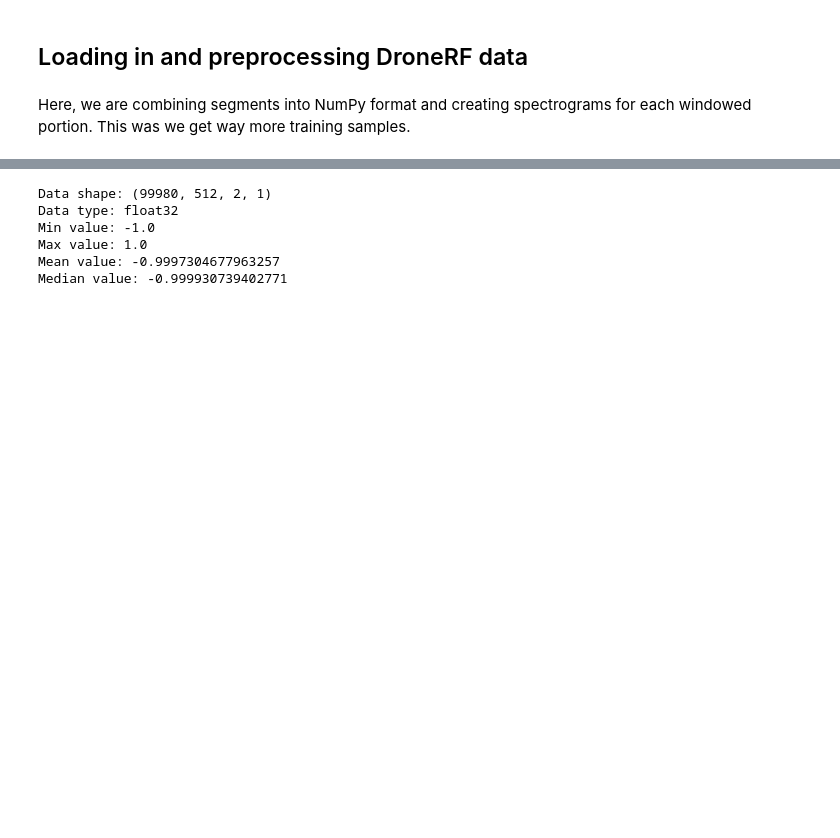
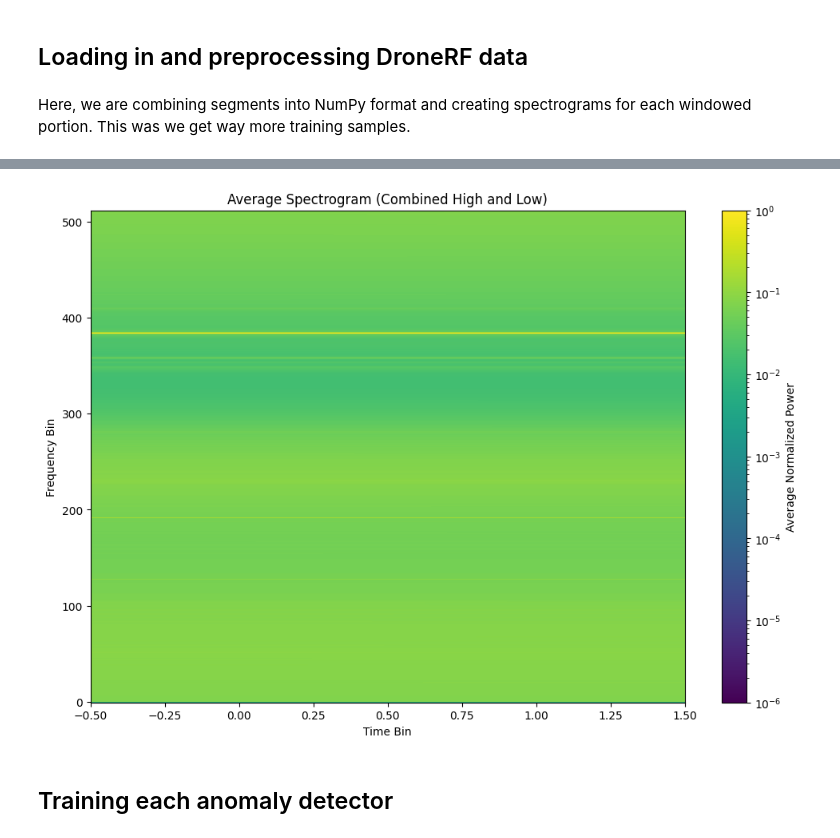
Before and after one commit to r-dura/rf-anomaly-detection, a Jupyter notebook: loading_data.ipynb, the cells around one changed output, grey strips where cells are left out. Cells and saved outputs as stored; diff of their text form; code cells hidden in the pictures; blank space fills up the shorter version.

```diff
--- a/loading_data.ipynb
+++ b/loading_data.ipynb
@@ -40,21 +67,20 @@ plt.show()
+# %%
+avg_spectrogram = np.mean([spec[2] for spec in data], axis=0)
+plt.figure(figsize=(12, 8))
+plt.imshow(avg_spectrogram, aspect='auto', origin='lower', cmap='viridis', norm=LogNorm(vmin=1e-6, vmax=1))
+plt.title("Average Spectrogram (Combined High and Low)")
+plt.xlabel('Time Bin')
+plt.ylabel('Frequency Bin')
+plt.colorbar(label='Average Normalized Power')
+plt.show()
+# %% [output]
+[figure, added]
+# %% [markdown]
+## Training each anomaly detector
 # %%
 train_size = int(0.8 * len(data))
 train_data = data[:train_size]
 test_data = data[train_size:]
-# %%
-print(f"Data shape: {data.shape}")
-print(f"Data type: {data.dtype}")
-print(f"Min value: {np.min(data)}")
-print(f"Max value: {np.max(data)}")
-print(f"Mean value: {np.mean(data)}")
-print(f"Median value: {np.median(data)}")
-# %% [output]
-Data shape: (99980, 512, 2, 1)
-Data type: float32
-Min value: -1.0
-Max value: 1.0
-Mean value: -0.9997304677963257
-Median value: -0.999930739402771
 # %%
 # Z-Score Detector
 z_detector = ZScoreDetector(threshold=3.0)
```
Also changed, not shown: parts of 9 cells of this notebook, 3 other files.
